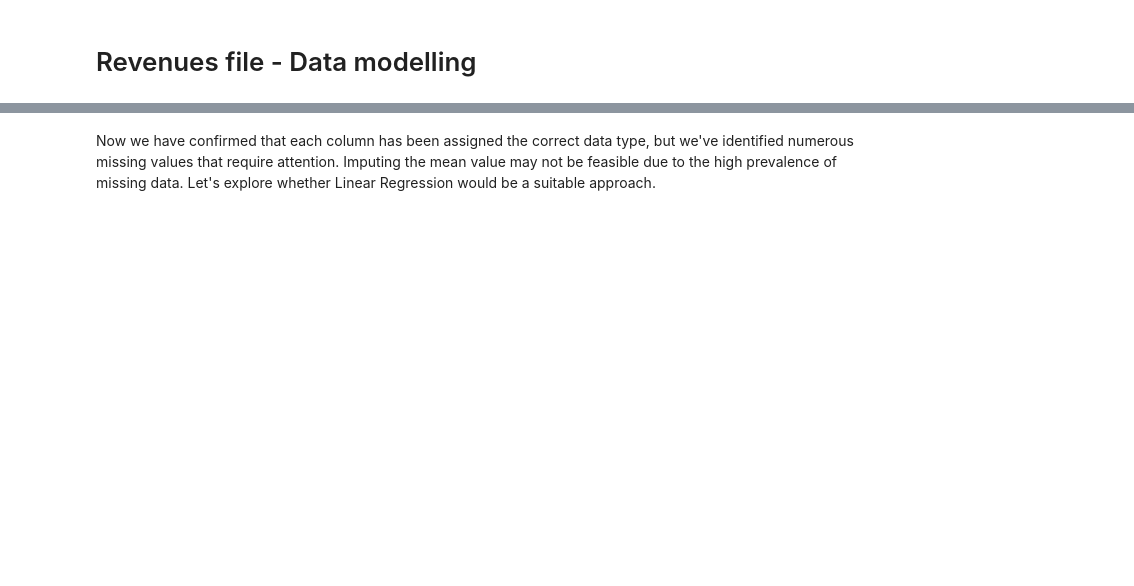
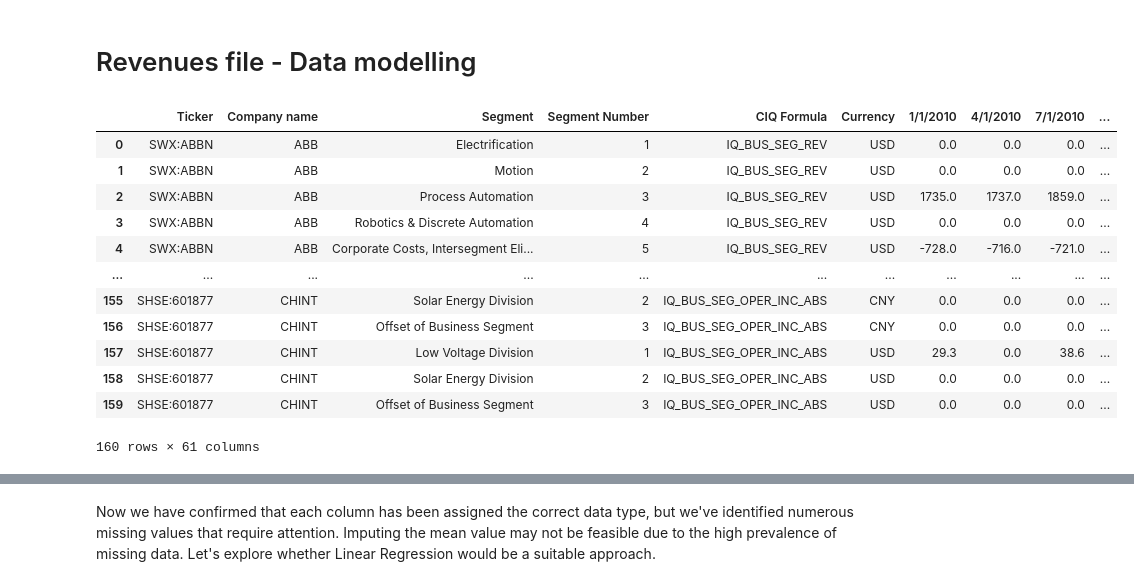
Before and after one commit to JakubKrezel/DS_project_JK, a Jupyter notebook: DS project.ipynb, the cells around one changed output, grey strips where cells are left out. Cells and saved outputs as stored; diff of their text form; code cells hidden in the pictures; blank space fills up the shorter version.

```diff
--- a/DS project.ipynb
+++ b/DS project.ipynb
@@ -26,9 +24,23 @@ ModuleNotFoundError: No module named 'xgboost'
 # Revenues file - Data modelling
 # %%
 # Loading the dataset with Company Revenue and Profitability
-df = pd.read_csv("Financials v2 - Copy.csv")
+df = pd.read_csv("Financials v2 - Copy.csv", encoding='utf-8')
 
 df
+# %% [output]
+|  | Ticker | Company name | Segment | Segment Number | CIQ Formula | Currency | 1/1/2010 | 4/1/2010 | 7/1/2010 | ... |
+| 0 | SWX:ABBN | ABB | Electrification | 1 | IQ_BUS_SEG_REV | USD | 0.0 | 0.0 | 0.0 | ... |
+| 1 | SWX:ABBN | ABB | Motion | 2 | IQ_BUS_SEG_REV | USD | 0.0 | 0.0 | 0.0 | ... |
+| 2 | SWX:ABBN | ABB | Process Automation | 3 | IQ_BUS_SEG_REV | USD | 1735.0 | 1737.0 | 1859.0 | ... |
+| 3 | SWX:ABBN | ABB | Robotics & Discrete Automation | 4 | IQ_BUS_SEG_REV | USD | 0.0 | 0.0 | 0.0 | ... |
+| 4 | SWX:ABBN | ABB | Corporate Costs, Intersegment Eli... | 5 | IQ_BUS_SEG_REV | USD | -728.0 | -716.0 | -721.0 | ... |
+| ... | ... | ... | ... | ... | ... | ... | ... | ... | ... | ... |
+| 155 | SHSE:601877 | CHINT | Solar Energy Division | 2 | IQ_BUS_SEG_OPER_INC_ABS | CNY | 0.0 | 0.0 | 0.0 | ... |
+| 156 | SHSE:601877 | CHINT | Offset of Business Segment | 3 | IQ_BUS_SEG_OPER_INC_ABS | CNY | 0.0 | 0.0 | 0.0 | ... |
+| 157 | SHSE:601877 | CHINT | Low Voltage Division | 1 | IQ_BUS_SEG_OPER_INC_ABS | USD | 29.3 | 0.0 | 38.6 | ... |
+| 158 | SHSE:601877 | CHINT | Solar Energy Division | 2 | IQ_BUS_SEG_OPER_INC_ABS | USD | 0.0 | 0.0 | 0.0 | ... |
+| 159 | SHSE:601877 | CHINT | Offset of Business Segment | 3 | IQ_BUS_SEG_OPER_INC_ABS | USD | 0.0 | 0.0 | 0.0 | ... |
+160 rows × 61 columns
 # %%
 # Unpivot the DataFrame, change column types and change the 'CIQ Formula column' values
 df = pd.melt(df, id_vars=['Ticker', 'Company name', 'Segment', 'Segment Number', 'CIQ Formula', 'Currency'], var_name='Date', value_name='Value')
```
Also changed, not shown: parts of 38 cells of this notebook.
